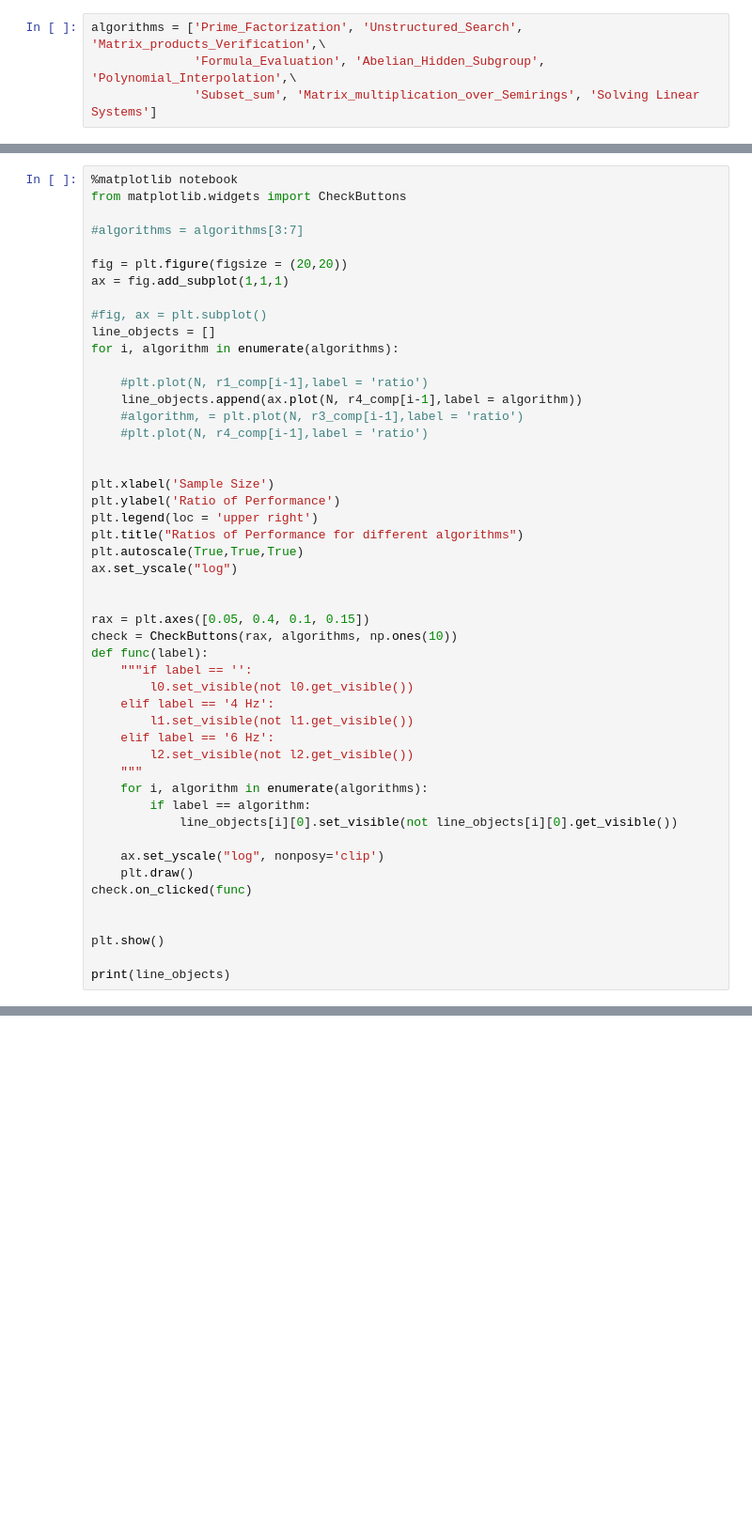
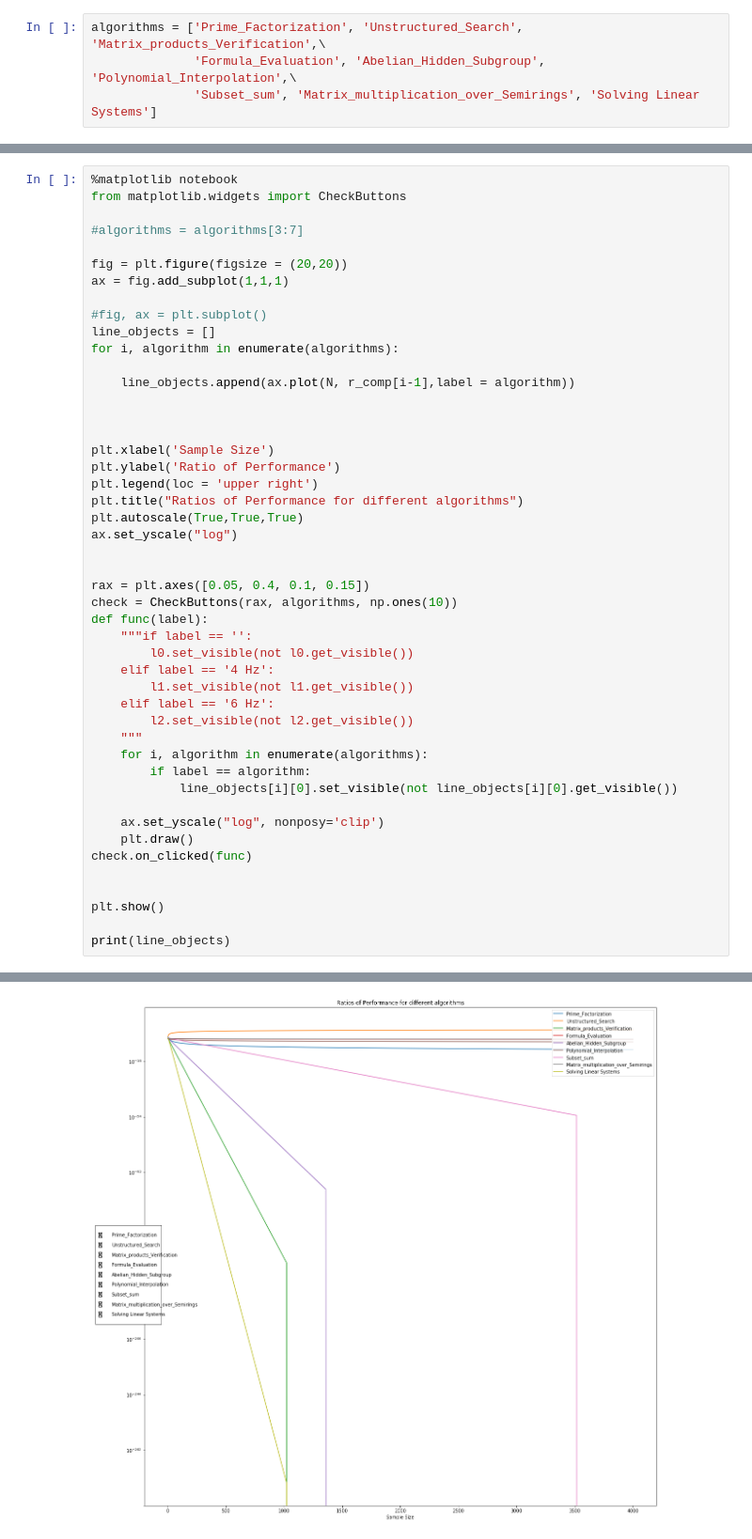
Before and after one commit to QML-UOS/quantum-advantage-teamentropy, a Jupyter notebook: v5.ipynb, the cells around one changed output, grey strips where cells are left out. Shown: that part at 94% size. Saved outputs shown, nothing was run; the diff lists cells and outputs as text; blank space fills up the shorter version.

```diff
--- a/v5.ipynb
+++ b/v5.ipynb
@@ -146,10 +160,8 @@ ax = fig.add_subplot(1,1,1)
 line_objects = []
 for i, algorithm in enumerate(algorithms):
 
-    #plt.plot(N, r1_comp[i-1],label = 'ratio')
-    line_objects.append(ax.plot(N, r4_comp[i-1],label = algorithm))
-    #algorithm, = plt.plot(N, r3_comp[i-1],label = 'ratio')
-    #plt.plot(N, r4_comp[i-1],label = 'ratio')
+    line_objects.append(ax.plot(N, r_comp[i-1],label = algorithm))
+
 
 
 plt.xlabel('Sample Size')
@@ -158,30 +170,31 @@ plt.legend(loc = 'upper right')
 plt.title("Ratios of Performance for different algorithms")
 plt.autoscale(True,True,True)
 ax.set_yscale("log")
 
 
 rax = plt.axes([0.05, 0.4, 0.1, 0.15])
 check = CheckButtons(rax, algorithms, np.ones(10))
 def func(label):
     """if label == '':
         l0.set_visible(not l0.get_visible())
     elif label == '4 Hz':
         l1.set_visible(not l1.get_visible())
     elif label == '6 Hz':
         l2.set_visible(not l2.get_visible())
     """
     for i, algorithm in enumerate(algorithms):
         if label == algorithm:
             line_objects[i][0].set_visible(not line_objects[i][0].get_visible())
 
     ax.set_yscale("log", nonposy='clip')
     plt.draw()
 check.on_clicked(func)
 
 
 plt.show()
 
 print(line_objects)
 # %% [output]
 Warning: Cannot change to a different GUI toolkit: notebook. Using qt instead.
 [[<matplotlib.lines.Line2D object at 0x...>], [<matplotlib.lines.Line2D object at 0x...>], [<matplotlib.lines.Line2D object at 0x...>], [<matplotlib.lines.Line2D object at 0x...>], [<matplotlib.lines. ...
+[figure, added]
```
Also changed, not shown: parts of 3 cells of this notebook.
